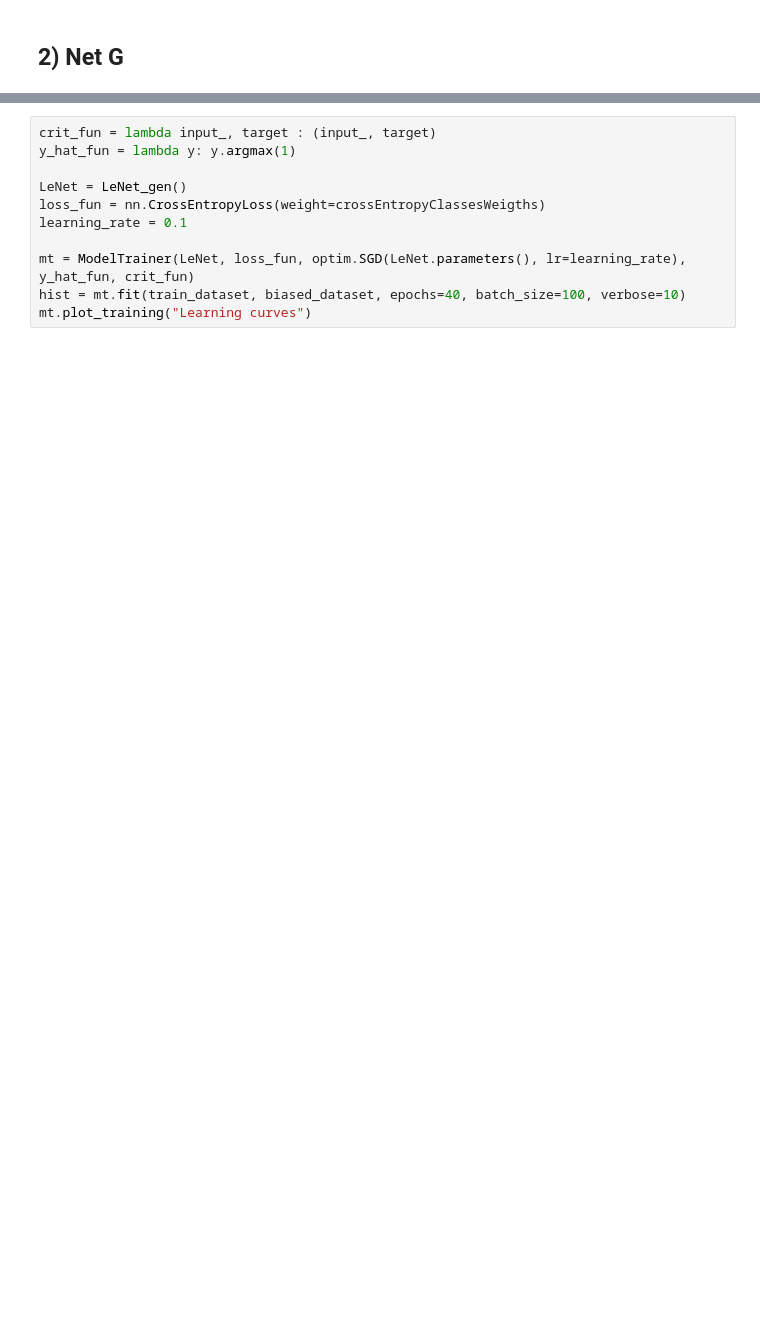
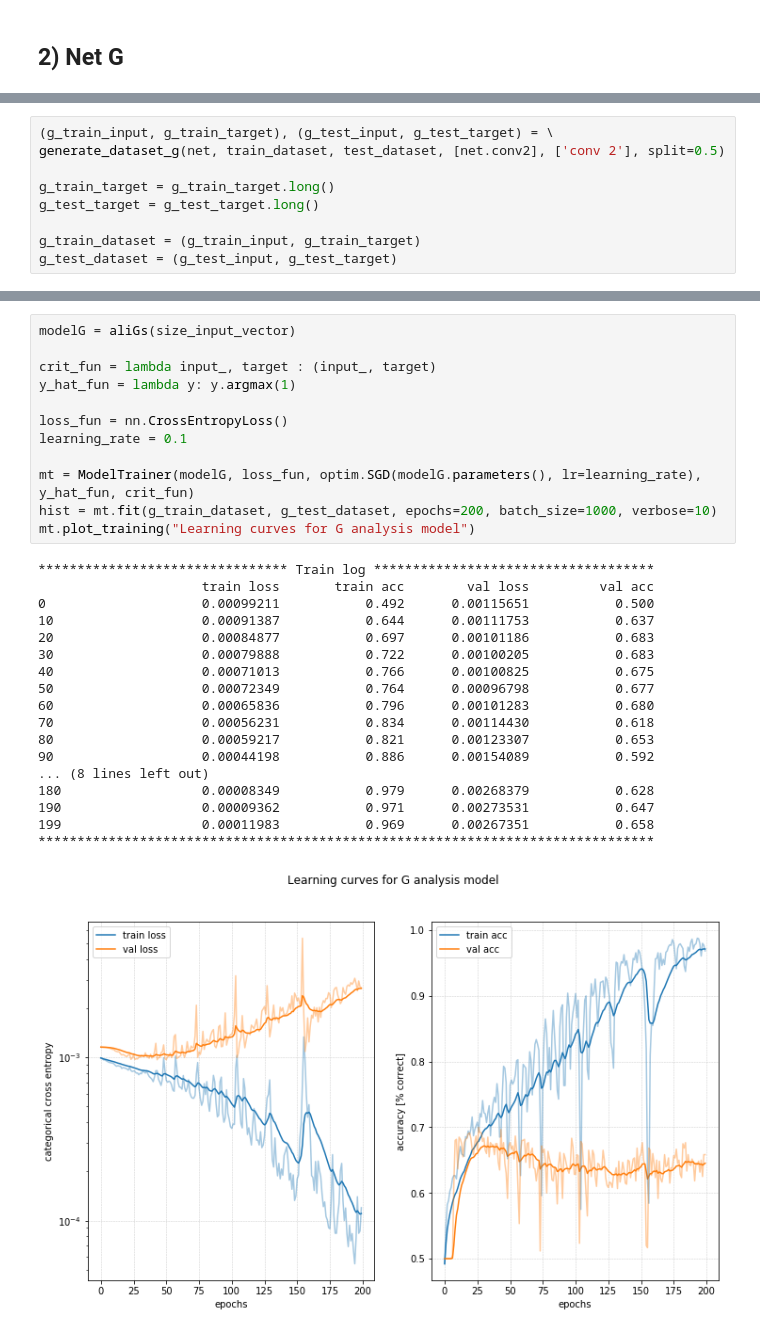
Before and after one commit to palexlee/DeepWololo, a Jupyter notebook: baseline.ipynb, the cells around one changed output, grey strips where cells are left out. Cells and saved outputs as stored; diff of their text form; blank space fills up the shorter version.

```diff
--- a/baseline.ipynb
+++ b/baseline.ipynb
@@ -99,0 +86,9 @@ crossEntropyClassesWeigths = Tensor(counts/len(target_classes))
+# %%
+(g_train_input, g_train_target), (g_test_input, g_test_target) = \
+generate_dataset_g(net, train_dataset, test_dataset, [net.conv2], ['conv 2'], split=0.5)
+
+g_train_target = g_train_target.long()
+g_test_target = g_test_target.long()
+
+g_train_dataset = (g_train_input, g_train_target)
+g_test_dataset = (g_test_input, g_test_target)
@@ -100,11 +104,31 @@ crossEntropyClassesWeigths = Tensor(counts/len(target_classes))
 # %%
+modelG = aliGs(size_input_vector)
+
 crit_fun = lambda input_, target : (input_, target)
 y_hat_fun = lambda y: y.argmax(1)
 
-LeNet = LeNet_gen()
-loss_fun = nn.CrossEntropyLoss(weight=crossEntropyClassesWeigths)
+loss_fun = nn.CrossEntropyLoss()
 learning_rate = 0.1
 
-mt = ModelTrainer(LeNet, loss_fun, optim.SGD(LeNet.parameters(), lr=learning_rate), y_hat_fun, crit_fun)
-hist = mt.fit(train_dataset, biased_dataset, epochs=40, batch_size=100, verbose=10)
-mt.plot_training("Learning curves")
+mt = ModelTrainer(modelG, loss_fun, optim.SGD(modelG.parameters(), lr=learning_rate), y_hat_fun, crit_fun)
+hist = mt.fit(g_train_dataset, g_test_dataset, epochs=200, batch_size=1000, verbose=10)
+mt.plot_training("Learning curves for G analysis model")
+# %% [output]
+******************************** Train log ************************************
+                     train loss       train acc        val loss         val acc
+0                    0.00099211           0.492      0.00115651           0.500
+10                   0.00091387           0.644      0.00111753           0.637
+20                   0.00084877           0.697      0.00101186           0.683
+30                   0.00079888           0.722      0.00100205           0.683
+40                   0.00071013           0.766      0.00100825           0.675
+50                   0.00072349           0.764      0.00096798           0.677
+60                   0.00065836           0.796      0.00101283           0.680
+70                   0.00056231           0.834      0.00114430           0.618
+80                   0.00059217           0.821      0.00123307           0.653
+90                   0.00044198           0.886      0.00154089           0.592
+... (8 lines left out)
+180                  0.00008349           0.979      0.00268379           0.628
+190                  0.00009362           0.971      0.00273531           0.647
+199                  0.00011983           0.969      0.00267351           0.658
+*******************************************************************************
+[figure, added]
```
Also changed, not shown: parts of 7 cells of this notebook, 2 other files.
